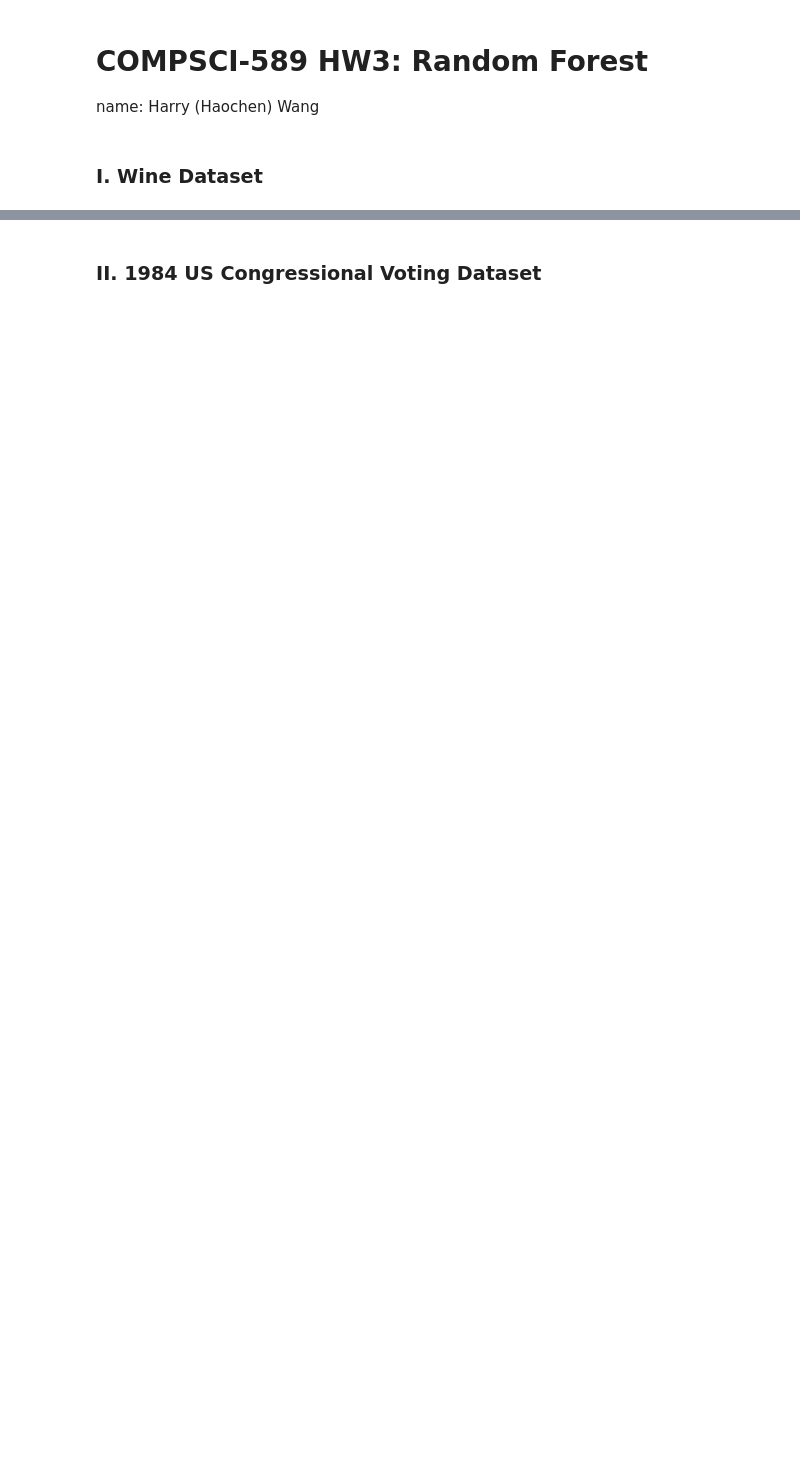
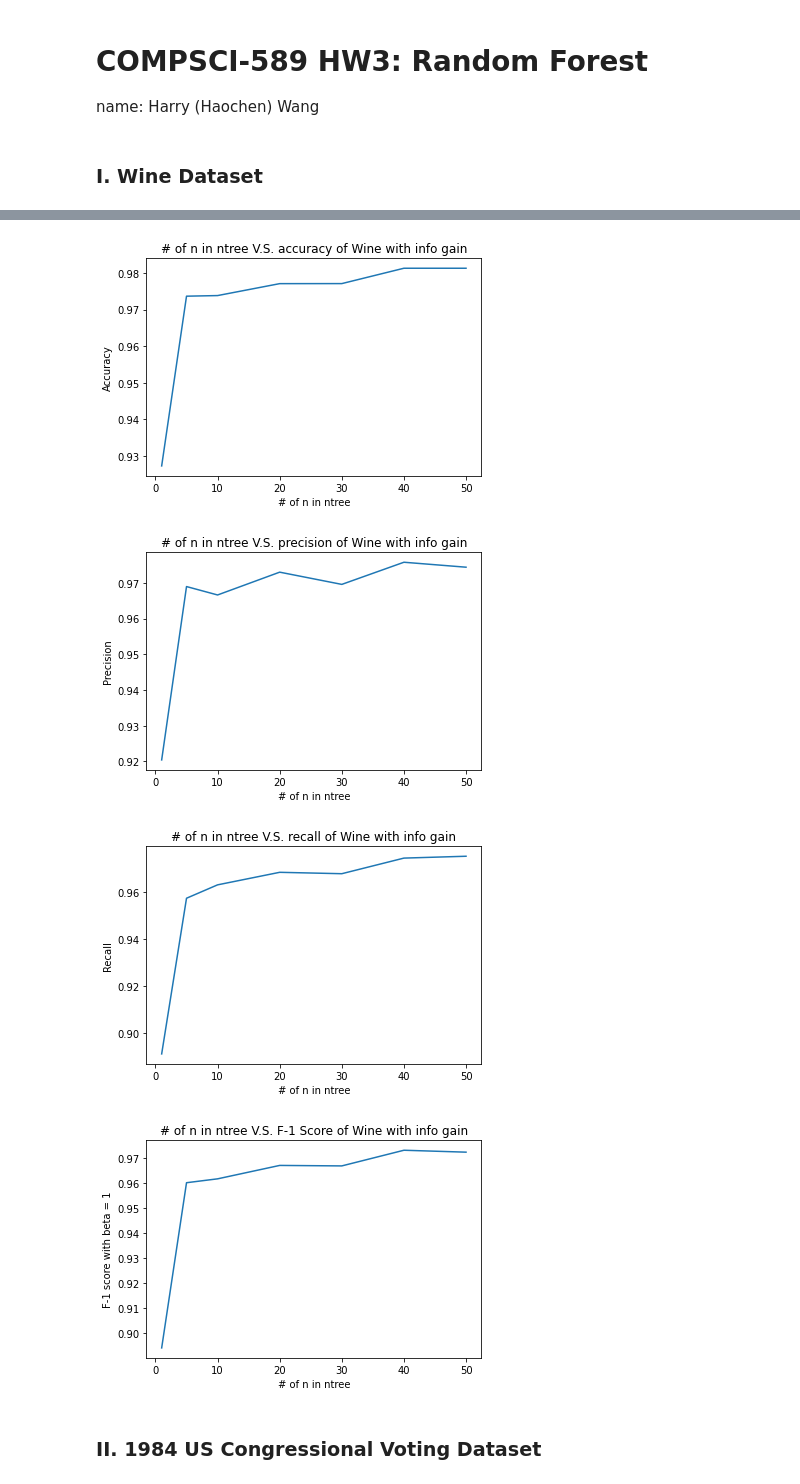
Before and after one commit to HarryWang0619/COMPSCI589-HW3, a Jupyter notebook: hw3.ipynb, the cells around one changed output, grey strips where cells are left out. Saved outputs shown, nothing was run; the diff lists cells and outputs as text; code cells hidden in the pictures; blank space fills up the shorter version.

Commit message:
plot graph I need in report

```diff
--- a/hw3.ipynb
+++ b/hw3.ipynb
@@ -15,6 +15,13 @@ cancerdata, cancercategory = importcancerdata()
 cmcdata,cmccategory = importcmcdata()
 
 parameterofn = [1, 5, 10, 20, 30, 40, 50]  # n of ntrees
+
+def ploter(data, title, xlabel, ylabel, n = parameterofn):
+    plt.xlabel(xlabel)
+    plt.ylabel(ylabel)
+    plt.title(title)
+    plt.plot(n,data)
+    plt.show()
 # %% [markdown]
 ### I. Wine Dataset
 # %%
@@ -70,3 +76,13 @@ for n in parameterofn:
+# %%
+ploter(wineaccuracy, '# of n in ntree V.S. accuracy of Wine with info gain', '# of n in ntree', 'Accuracy')
+ploter(wineprecision, '# of n in ntree V.S. precision of Wine with info gain', '# of n in ntree', 'Precision')
+ploter(winerecall, '# of n in ntree V.S. recall of Wine with info gain', '# of n in ntree', 'Recall')
+ploter(winef1, '# of n in ntree V.S. F-1 Score of Wine with info gain', '# of n in ntree', 'F-1 score with beta = 1')
+# %% [output]
+[figure, added]
+[figure, added]
+[figure, added]
+[figure, added]
 # %% [markdown]
 ### II. 1984 US Congressional Voting Dataset
 # %%
```
Also changed, not shown: parts of 17 cells of this notebook.
